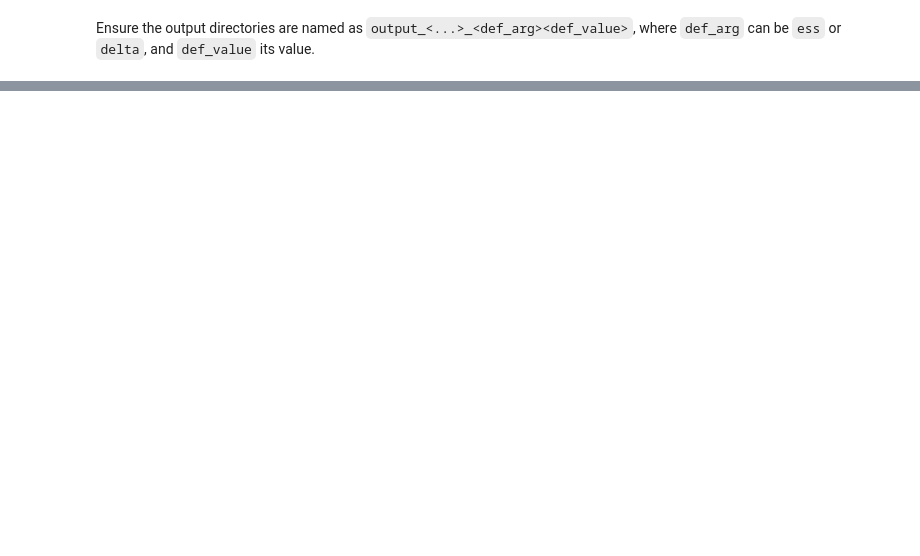
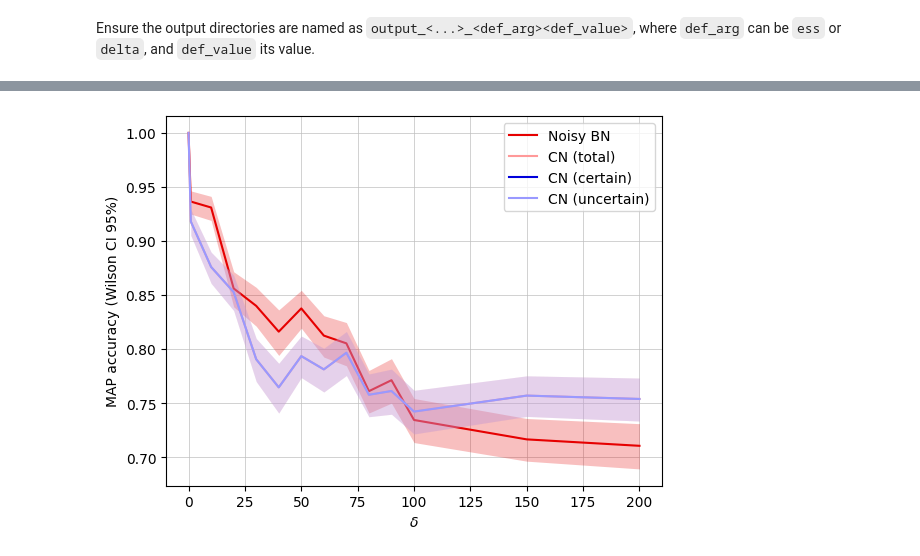
Before and after one commit to Niccolo-Rocchi/BN-Privacy, a Jupyter notebook: experiments/cn_vs_noisybn/Plot_results.ipynb, the cells around one changed output, grey strips where cells are left out. Drawn from its saved outputs; the diff is of its cells as text; code cells hidden in the pictures; blank space fills up the shorter version.

```diff
--- a/experiments/cn_vs_noisybn/Plot_results.ipynb
+++ b/experiments/cn_vs_noisybn/Plot_results.ipynb
@@ -247,33 +251,35 @@ for x in x_values:
 # Plot accuracies
 fig, ax = plt.subplots(1, 1)
 
 labels = {
     "acc_cn_cert": "CN (certain)",
     "acc_cn_uncert": "CN (uncertain)",
     "acc_cn_tot": "CN (total)",
     "acc_noisy_bn": "Noisy BN",
 }
 
 colors = dict(
     zip(labels.keys(), sns.color_palette(palette="seismic", n_colors=len(labels)))
 )
 
 for key in acc.keys():
-    accuracy = [x[0] if x else np.nan for x in acc[key].values()]
+    accuracy = [1] + [x[0] if x else np.nan for x in acc[key].values()]
     lower = [x[1] if x else np.nan for x in acc[key].values()]
     upper = [x[2] if x else np.nan for x in acc[key].values()]
-    ax.plot(x_values, accuracy, "-", label=labels[key], color=colors[key])
+    ax.plot([0] + x_values, accuracy, "-", label=labels[key], color=colors[key])
     ax.fill_between(
         x_values, lower, upper, color=colors[key], alpha=0.25, zorder=2, linewidth=0
     )
 
 label = "$S$" if def_mec == "def_idm" else "$\delta$"
 ax.set_xlabel(label)
 ax.set_ylabel("MAP accuracy (Wilson CI 95%)")
 ax.legend(loc="best")
 ax.grid(True, which="major", linestyle="-", linewidth=0.5, color="#bfbfbf", zorder=1)
 
 fig.savefig(
     f"{plots_path}/map_accuracy.pdf", dpi=1200, bbox_inches="tight", transparent=False
 )
+# %% [output]
+[figure, added]
 # %%
```
Also changed, not shown: parts of 5 cells of this notebook, 1 other file.
